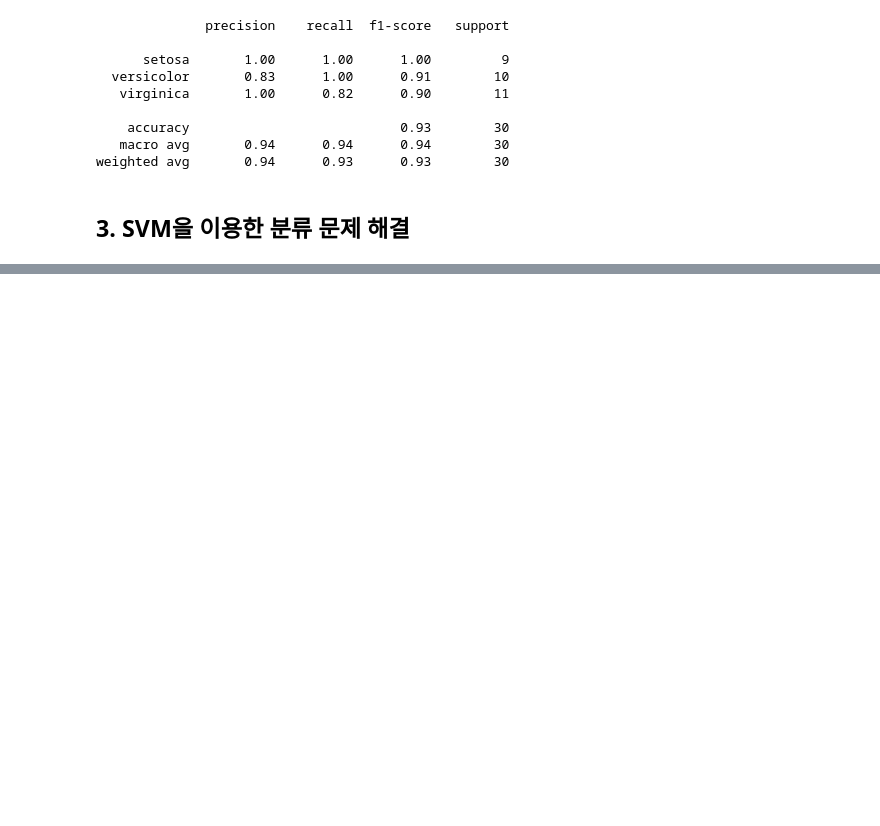
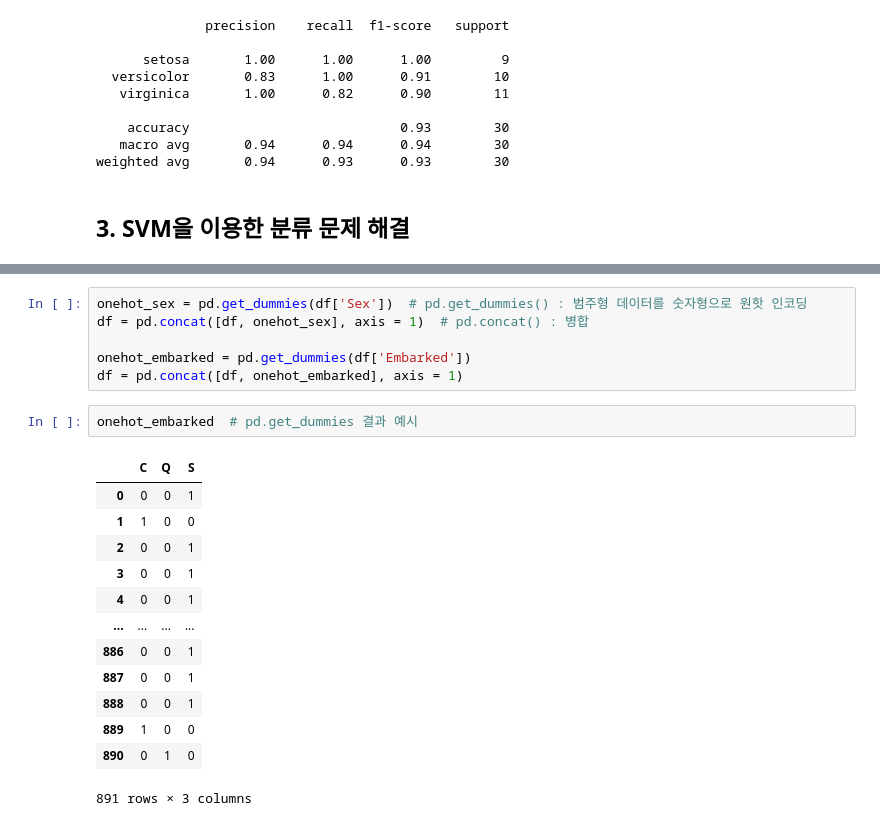
Before and after one commit to CQ-01/Edu, a Jupyter notebook: AI/Data Analysis/빅데이터 분석기사/II_데이터분석.ipynb, the cells around one changed output, grey strips where cells are left out. Drawn from its saved outputs; the diff is of its cells as text; blank space fills up the shorter version.

```diff
--- a/AI/Data Analysis/빅데이터 분석기사/II_데이터분석.ipynb
+++ b/AI/Data Analysis/빅데이터 분석기사/II_데이터분석.ipynb
@@ -431,0 +472,22 @@ weighted avg       0.94      0.93      0.93        30
+# %%
+onehot_sex = pd.get_dummies(df['Sex'])  # pd.get_dummies() : 범주형 데이터를 숫자형으로 원핫 인코딩
+df = pd.concat([df, onehot_sex], axis = 1)  # pd.concat() : 병합
+
+onehot_embarked = pd.get_dummies(df['Embarked'])
+df = pd.concat([df, onehot_embarked], axis = 1)
+# %%
+onehot_embarked  # pd.get_dummies 결과 예시
+# %% [output]
+|  | C | Q | S |
+| 0 | 0 | 0 | 1 |
+| 1 | 1 | 0 | 0 |
+| 2 | 0 | 0 | 1 |
+| 3 | 0 | 0 | 1 |
+| 4 | 0 | 0 | 1 |
+| ... | ... | ... | ... |
+| 886 | 0 | 0 | 1 |
+| 887 | 0 | 0 | 1 |
+| 888 | 0 | 0 | 1 |
+| 889 | 1 | 0 | 0 |
+| 890 | 0 | 1 | 0 |
+891 rows × 3 columns
```
Also changed, not shown: parts of 14 cells of this notebook.
